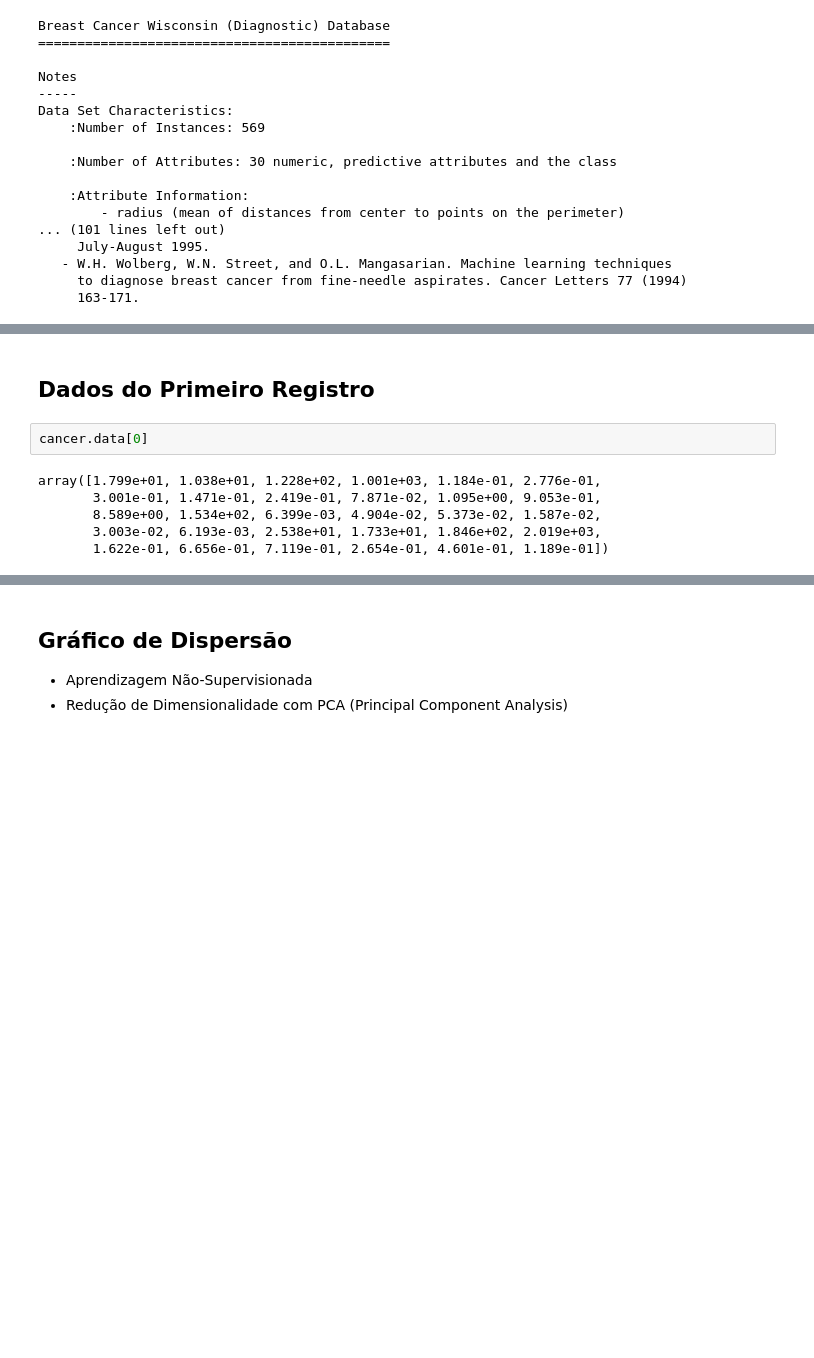
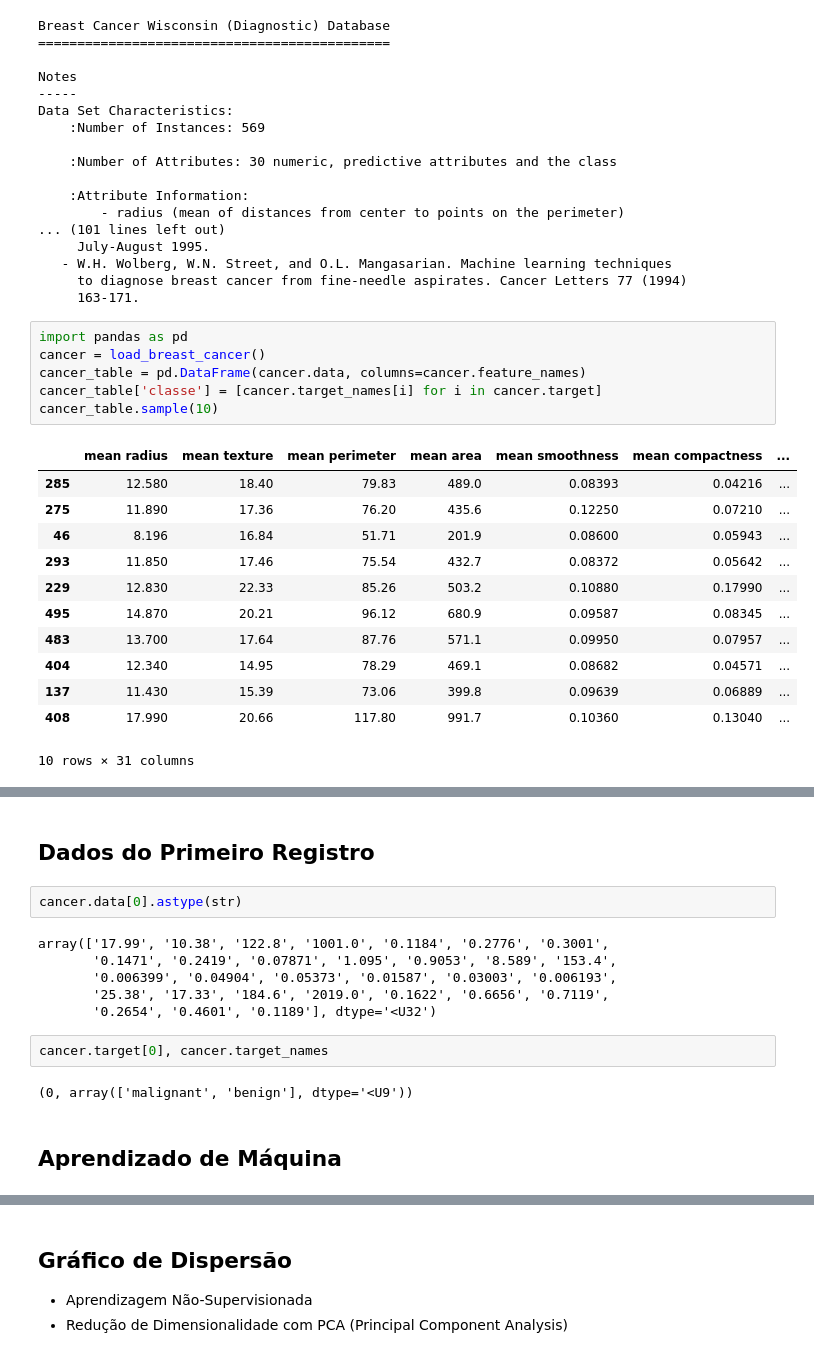
Before and after one commit to tiagoandresvaz/curso_machine_learning_na_saude, a Jupyter notebook: Breast_Cancer.ipynb, the cells around one changed output, grey strips where cells are left out. Cells and saved outputs as stored; diff of their text form; blank space fills up the shorter version.

```diff
--- a/Breast_Cancer.ipynb
+++ b/Breast_Cancer.ipynb
@@ -30,16 +25,41 @@ Data Set Characteristics:
    - W.H. Wolberg, W.N. Street, and O.L. Mangasarian. Machine learning techniques
      to diagnose breast cancer from fine-needle aspirates. Cancer Letters 77 (1994)
      163-171.
+# %%
+import pandas as pd
+cancer = load_breast_cancer()
+cancer_table = pd.DataFrame(cancer.data, columns=cancer.feature_names)
+cancer_table['classe'] = [cancer.target_names[i] for i in cancer.target]
+cancer_table.sample(10)
+# %% [output]
+|  | mean radius | mean texture | mean perimeter | mean area | mean smoothness | mean compactness | ... |
+| 285 | 12.580 | 18.40 | 79.83 | 489.0 | 0.08393 | 0.04216 | ... |
+| 275 | 11.890 | 17.36 | 76.20 | 435.6 | 0.12250 | 0.07210 | ... |
+| 46 | 8.196 | 16.84 | 51.71 | 201.9 | 0.08600 | 0.05943 | ... |
+| 293 | 11.850 | 17.46 | 75.54 | 432.7 | 0.08372 | 0.05642 | ... |
+| 229 | 12.830 | 22.33 | 85.26 | 503.2 | 0.10880 | 0.17990 | ... |
+| 495 | 14.870 | 20.21 | 96.12 | 680.9 | 0.09587 | 0.08345 | ... |
+| 483 | 13.700 | 17.64 | 87.76 | 571.1 | 0.09950 | 0.07957 | ... |
+| 404 | 12.340 | 14.95 | 78.29 | 469.1 | 0.08682 | 0.04571 | ... |
+| 137 | 11.430 | 15.39 | 73.06 | 399.8 | 0.09639 | 0.06889 | ... |
+| 408 | 17.990 | 20.66 | 117.80 | 991.7 | 0.10360 | 0.13040 | ... |
+10 rows × 31 columns
 # %% [markdown]
 ## Exemplos de Células
 ![](https://www.researchgate.net/profile/Konstantinos_Plataniotis/publication/282307481/figure/fig1/AS:308065229393920@1450459882274/Histopathology-image-samples-in-the-UCSB-breast-cancer-cell-dataset-The-image-in-the.png)
 # %% [markdown]
 ## Dados do Primeiro Registro
 # %%
-cancer.data[0]
+cancer.data[0].astype(str)
 # %% [output]
-array([1.799e+01, 1.038e+01, 1.228e+02, 1.001e+03, 1.184e-01, 2.776e-01,
-       3.001e-01, 1.471e-01, 2.419e-01, 7.871e-02, 1.095e+00, 9.053e-01,
-       8.589e+00, 1.534e+02, 6.399e-03, 4.904e-02, 5.373e-02, 1.587e-02,
-       3.003e-02, 6.193e-03, 2.538e+01, 1.733e+01, 1.846e+02, 2.019e+03,
-       1.622e-01, 6.656e-01, 7.119e-01, 2.654e-01, 4.601e-01, 1.189e-01])
+array(['17.99', '10.38', '122.8', '1001.0', '0.1184', '0.2776', '0.3001',
+       '0.1471', '0.2419', '0.07871', '1.095', '0.9053', '8.589', '153.4',
+       '0.006399', '0.04904', '0.05373', '0.01587', '0.03003', '0.006193',
+       '25.38', '17.33', '184.6', '2019.0', '0.1622', '0.6656', '0.7119',
+       '0.2654', '0.4601', '0.1189'], dtype='<U32')
+# %%
+cancer.target[0], cancer.target_names
+# %% [output]
+(0, array(['malignant', 'benign'], dtype='<U9'))
+# %% [markdown]
+## Aprendizado de Máquina
```
Also changed, not shown: parts of 16 cells of this notebook.
